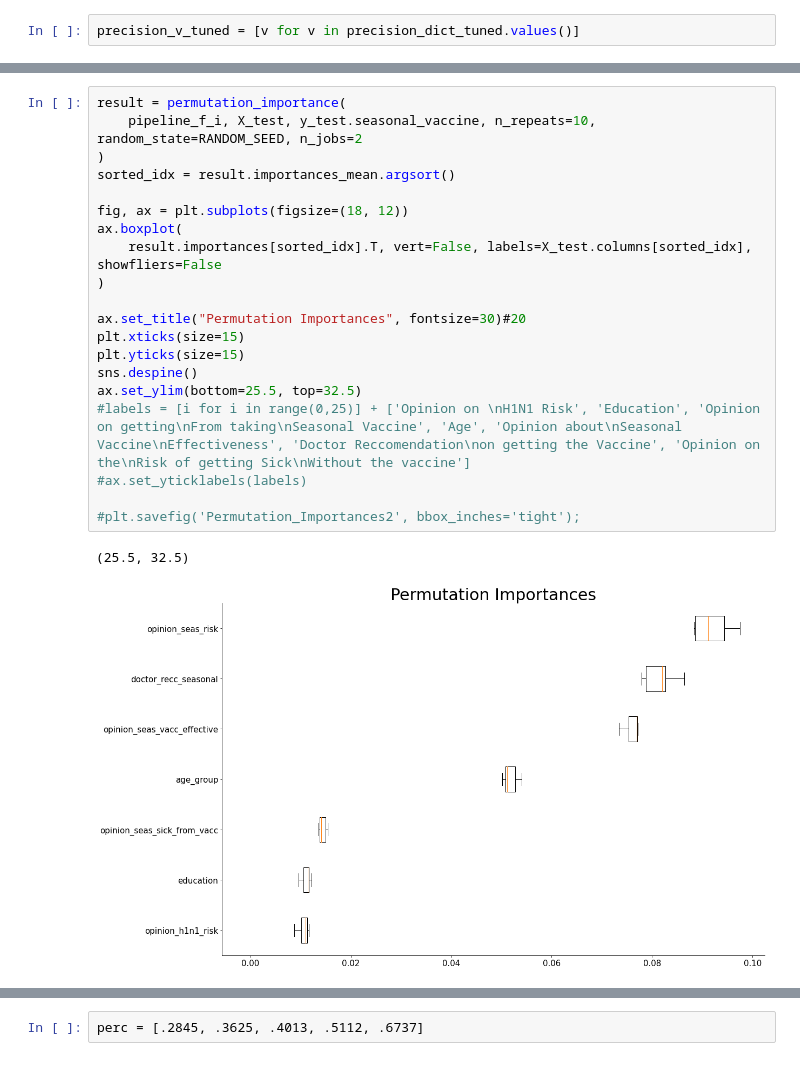
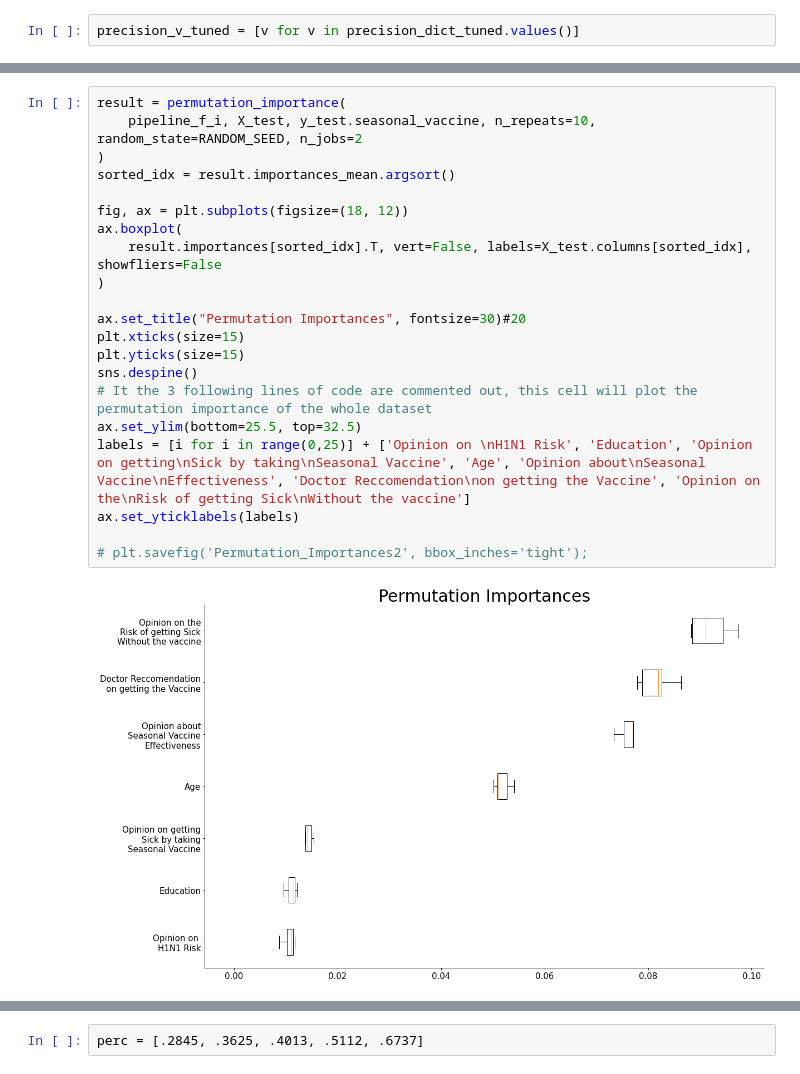
Before and after one commit to moscatena/Seasonal-Flu-Vaccine-Prediction, a Jupyter notebook: final_notebook.ipynb, the cells around one changed output, grey strips where cells are left out. Drawn from its saved outputs; the diff is of its cells as text.

```diff
--- a/final_notebook.ipynb
+++ b/final_notebook.ipynb
@@ -979,23 +983,23 @@ Pipeline(steps=[('preprocessor',
 # %%
 result = permutation_importance(
     pipeline_f_i, X_test, y_test.seasonal_vaccine, n_repeats=10, random_state=RANDOM_SEED, n_jobs=2
 )
 sorted_idx = result.importances_mean.argsort()
 
 fig, ax = plt.subplots(figsize=(18, 12))
 ax.boxplot(
     result.importances[sorted_idx].T, vert=False, labels=X_test.columns[sorted_idx], showfliers=False
 )
 
 ax.set_title("Permutation Importances", fontsize=30)#20
 plt.xticks(size=15)
 plt.yticks(size=15)
 sns.despine()
+# It the 3 following lines of code are commented out, this cell will plot the permutation importance of the whole dataset
 ax.set_ylim(bottom=25.5, top=32.5)
-#labels = [i for i in range(0,25)] + ['Opinion on \nH1N1 Risk', 'Education', 'Opinion on getting\nFrom taking\nSeasonal Vaccine', 'Age', 'Opinion about\nSeasonal Vaccine\nEffectiveness', 'Doctor Reccomendation\non getting the Vaccine', 'Opinion on the\nRisk of getting Sick\nWithout the vaccine']
-#ax.set_yticklabels(labels)
+labels = [i for i in range(0,25)] + ['Opinion on \nH1N1 Risk', 'Education', 'Opinion on getting\nSick by taking\nSeasonal Vaccine', 'Age', 'Opinion about\nSeasonal Vaccine\nEffectiveness', 'Doctor Reccomendation\non getting the Vaccine', 'Opinion on the\nRisk of getting Sick\nWithout the vaccine']
+ax.set_yticklabels(labels)
 
-#plt.savefig('Permutation_Importances2', bbox_inches='tight');
+# plt.savefig('Permutation_Importances2', bbox_inches='tight');
 # %% [output]
-(25.5, 32.5)
-[figure, old version]
+[figure, new version]
```
Also changed, not shown: parts of 17 cells of this notebook.
